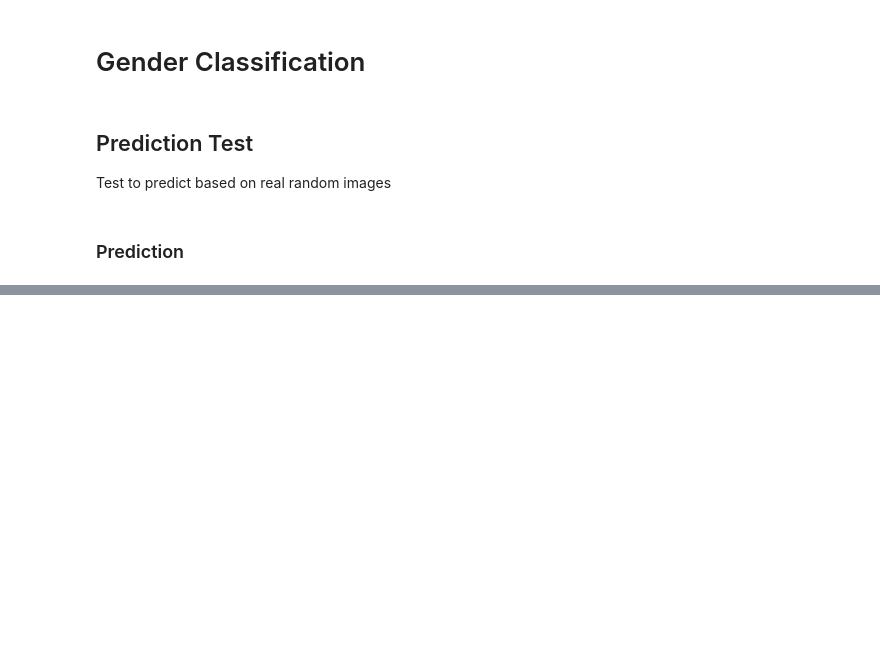
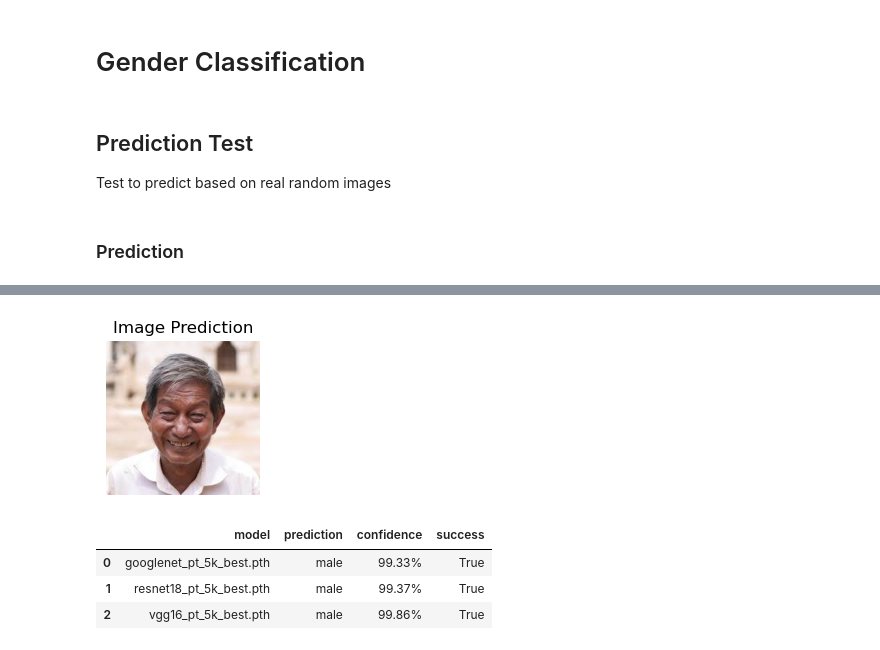
Before and after one commit to budikawira/gender-classification, a Jupyter notebook: gender_classification_prediction.ipynb, the cells around one changed output, grey strips where cells are left out. Cells and saved outputs as stored; diff of their text form; code cells hidden in the pictures; blank space fills up the shorter version.

```diff
--- a/gender_classification_prediction.ipynb
+++ b/gender_classification_prediction.ipynb
@@ -216,0 +213,11 @@ VGG16
+# %%
+url_image = "https://encrypted-tbn0.gstatic.com/images?q=tbn:ANd9GcTQnUw5rbGxHwrFmflTOeq_uDi9A3XiHgTMrQ&s"
+
+img = load_image(url_image)
+pd.DataFrame(multi_predict_image(img))
+# %% [output]
+[figure, added]
+|  | model | prediction | confidence | success |
+| 0 | googlenet_pt_5k_best.pth | male | 99.33% | True |
+| 1 | resnet18_pt_5k_best.pth | male | 99.37% | True |
+| 2 | vgg16_pt_5k_best.pth | male | 99.86% | True |
```
Also changed, not shown: parts of 10 cells of this notebook.
